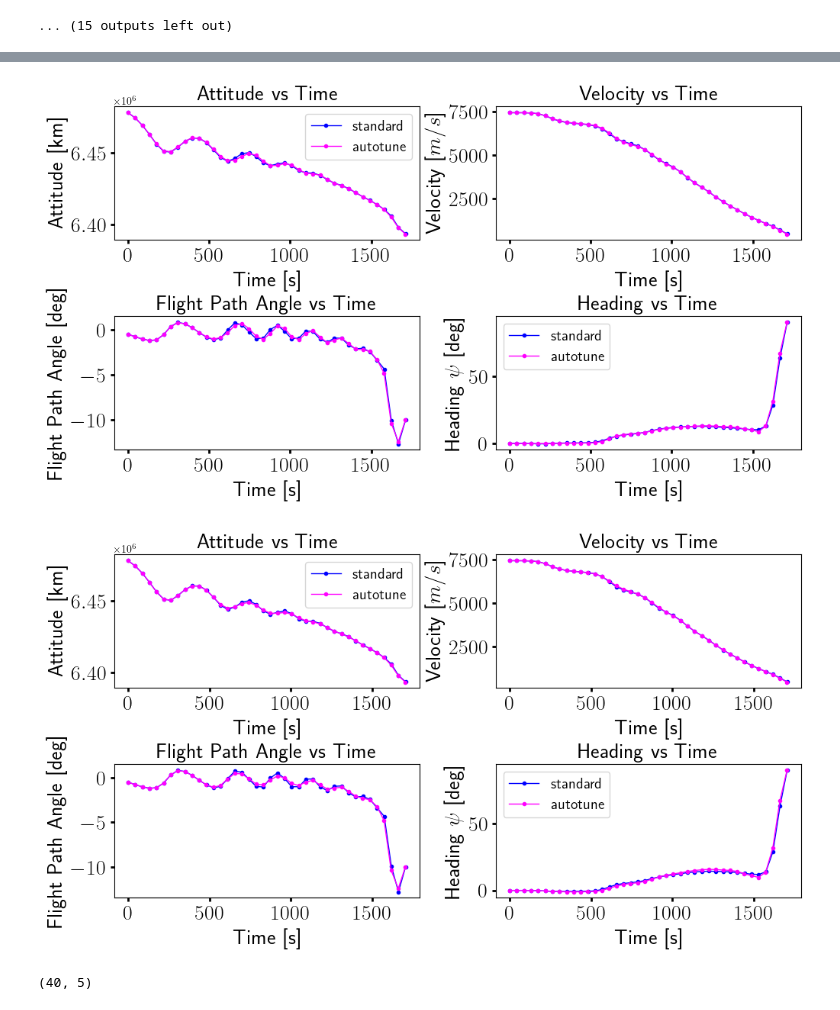
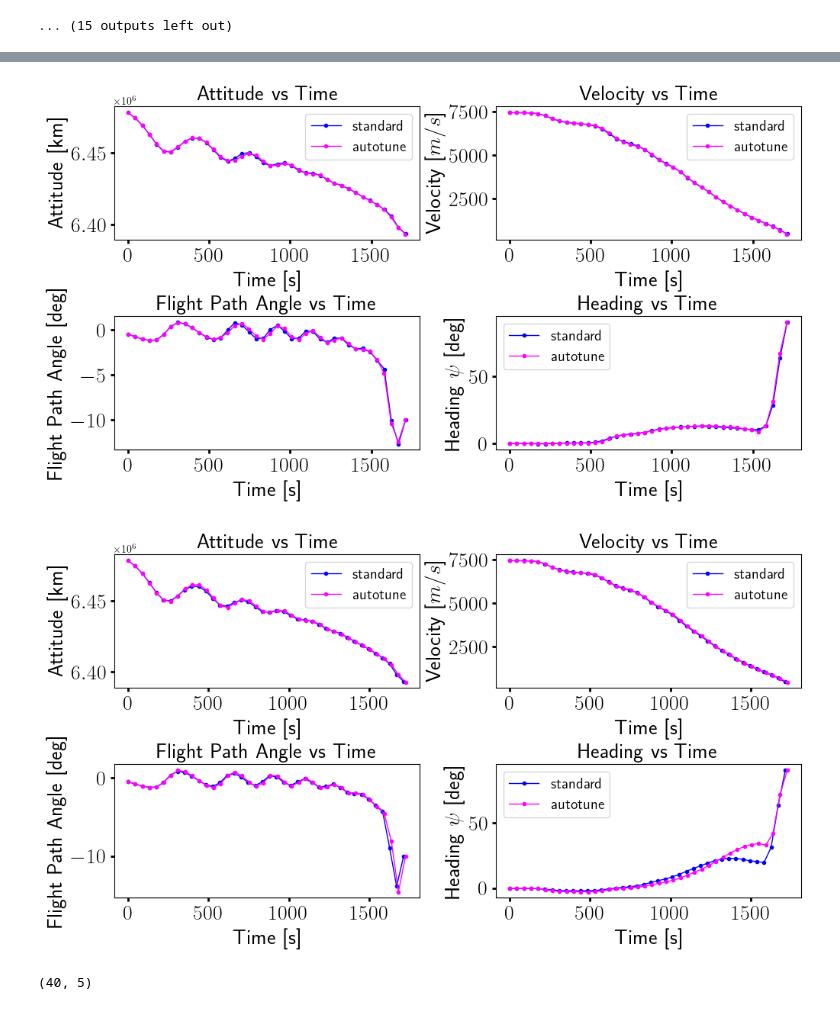
Before and after one commit to mceowen/trajopt, a Jupyter notebook: src/trajopt/examples/vtol1_entry_3dof/main_mc.ipynb, the cells around one changed output, grey strips where cells are left out. Cells and saved outputs as stored; diff of their text form; code cells hidden in the pictures.

Commit message:
a few plotting updates

```diff
--- a/src/trajopt/examples/vtol1_entry_3dof/main_mc.ipynb
+++ b/src/trajopt/examples/vtol1_entry_3dof/main_mc.ipynb
@@ -107,16 +107,16 @@ preProcess(PLTS1,problem);
 # DASHBOARD
 # %%
 versions = ['standalone','methodvar','montecarlo'];
+figpaths = ['figs/standalone/','figs/methodvar/','figs/montecarlo/'];
 
 displayfigs = False;
 printfigs = True;
 transparentfigs = True;
-figpaths = ['figs/standalone/','figs/methodvar/','figs/montecarlo/'];
 
 specs = {}
 specs['standalone'] = {'methods':['autotune'],'runs':[0],'itrs':list(range(1000))[1:]};
-specs['methodvar'] = {'methods':['standard','autotune'],'runs':[0],'itrs':list(range(1000))[1:]};
-specs['montecarlo'] = {'methods':['standard','autotune'],'runs':list(range(1000))[1:],'itrs':list(range(1000))[1:]};
+specs['methodvar'] = {'methods':['standard','autotune'],'runs':[0]}; #,'itrs':list(range(1000))[1:]};
+specs['montecarlo'] = {'methods':['standard','autotune'],'runs':list(range(1000))[1:]}; #'itrs':list(range(1000))[1:]};
 
 ######## --- ######## --- ######## --- ######## --- ######## --- ######## --- ######## --- ######## ---
 ######## --- ######## --- ######## --- ######## --- ######## --- ######## --- ######## --- ######## ---
@@ -164,10 +172,12 @@ makePlot8(PLTS1,ins=plotparams);
 # %%
 params = {}
-figsize = (10,5); grid = {};
+figsize = (10,5);
+grid = {};
 grid[0] = [0.05,0.6,0.4,0.35];  grid[1] = [0.55,0.6,0.4,0.35];
 grid[2] = [0.05,0.05,0.4,0.35]; grid[3] = [0.55,0.05,0.4,0.35];
 
-titles = {}; ylabels = {};
+titles = {};
+ylabels = {};
 xlabels = {ind:'Time [s]' for ind in range(4)};
 titles[0] = 'Attitude vs Time';
 titles[1] = 'Velocity vs Time';
@@ -179,12 +189,12 @@ ylabels[1] = 'Velocity [$m/s$]';
 ylabels[2] = 'Flight Path Angle [deg]';
 ylabels[3] = 'Heading $\psi$ [deg]';
 
-params['titleinfo'] = {'fontsize':20}
+params['titleinfo'] = {'fontsize':20,}
 params['xlabelinfo'] = {'fontsize':20}
 params['ylabelinfo'] = {'fontsize':20}
 # params['ticksinfo'] = {'fontsize':20}
-# params['legendinfo'] = {'fontsize':20}
-params['uselegend'] = [0,3];
+# params['legendinfo'] = {'fontsize':2}
+params['uselegend'] = [0,1,3];
 
 params['figsize'] = figsize; params['grid'] = grid;
 params['titles'] = titles; params['xlabels'] = xlabels; params['ylabels'] = ylabels;
@@ -196,5 +206,5 @@ makePlot3(PLTS1,ins={**plotparams,**params});
-[figure, old version]
+[figure, new version]
-[figure, old version]
+[figure, new version]
 # %%
 # temp = data['scenario1']['autotune']['mc_data'][0]['iters'][2]['weights'];#params']['method']['weights']['W_dyn'];
 temp = data['scenario1']['autotune']['mc_data'][0]['iters'][2]['conv_data'];#['chk_feas_ineq'];#params']['method']['weights']['W_dyn'];
```
Also changed, not shown: parts of 4 cells of this notebook, 29 other files.
